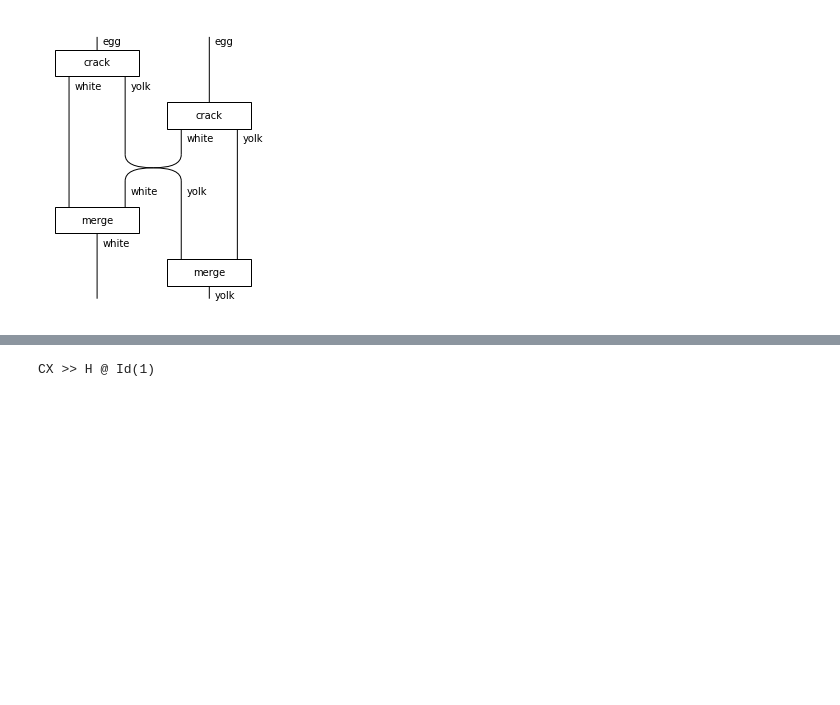
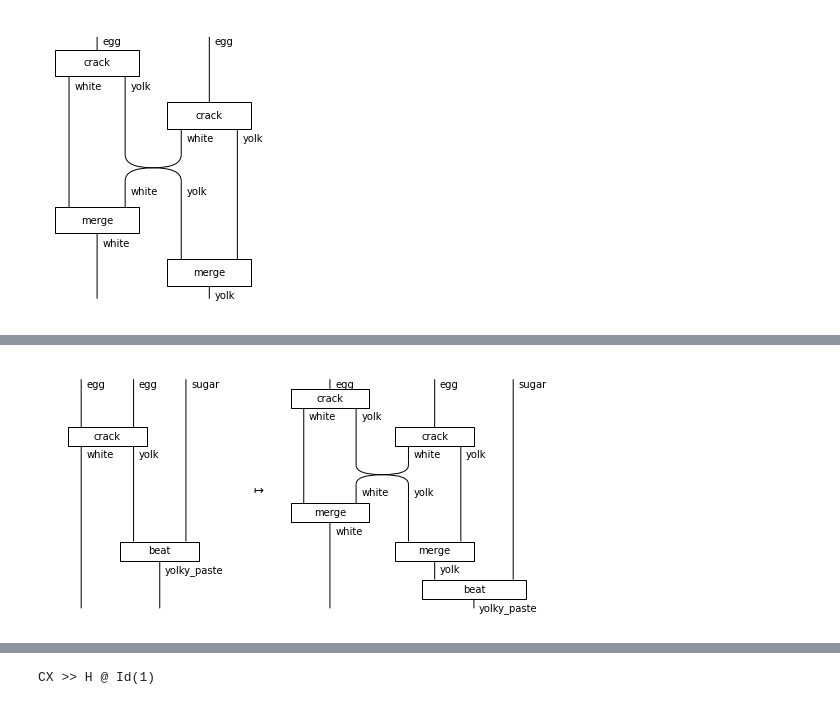
Before and after one commit to cnm13ryan/discopy, a Jupyter notebook: docs/notebooks/qnlp-tutorial.ipynb, the cells around one changed output, grey strips where cells are left out. Drawn from its saved outputs; the diff is of its cells as text; code cells hidden in the pictures; blank space fills up the shorter version.

```diff
--- a/docs/notebooks/qnlp-tutorial.ipynb
+++ b/docs/notebooks/qnlp-tutorial.ipynb
@@ -131,0 +116,17 @@ Another important rule is that a pure quantum circuit is reversible, i.e. it eva
+# %%
+from discopy import Functor
+
+crack2 = Box("crack", egg @ egg, white @ yolk)
+
+open_crack2 = Functor(
+    ob=lambda x: x,
+    ar={crack2: crack_two_eggs, beat: beat})
+
+crack2_then_beat = crack2 @ Id(sugar) >> Id(white) @ beat
+
+drawing.equation(
+    crack2_then_beat,
+    open_crack2(crack2_then_beat),
+    symbol='$\\mapsto$', figsize=(7, 3.5))
+# %% [output]
+[figure, added]
```
Also changed, not shown: parts of 74 cells of this notebook, 3 other files.
